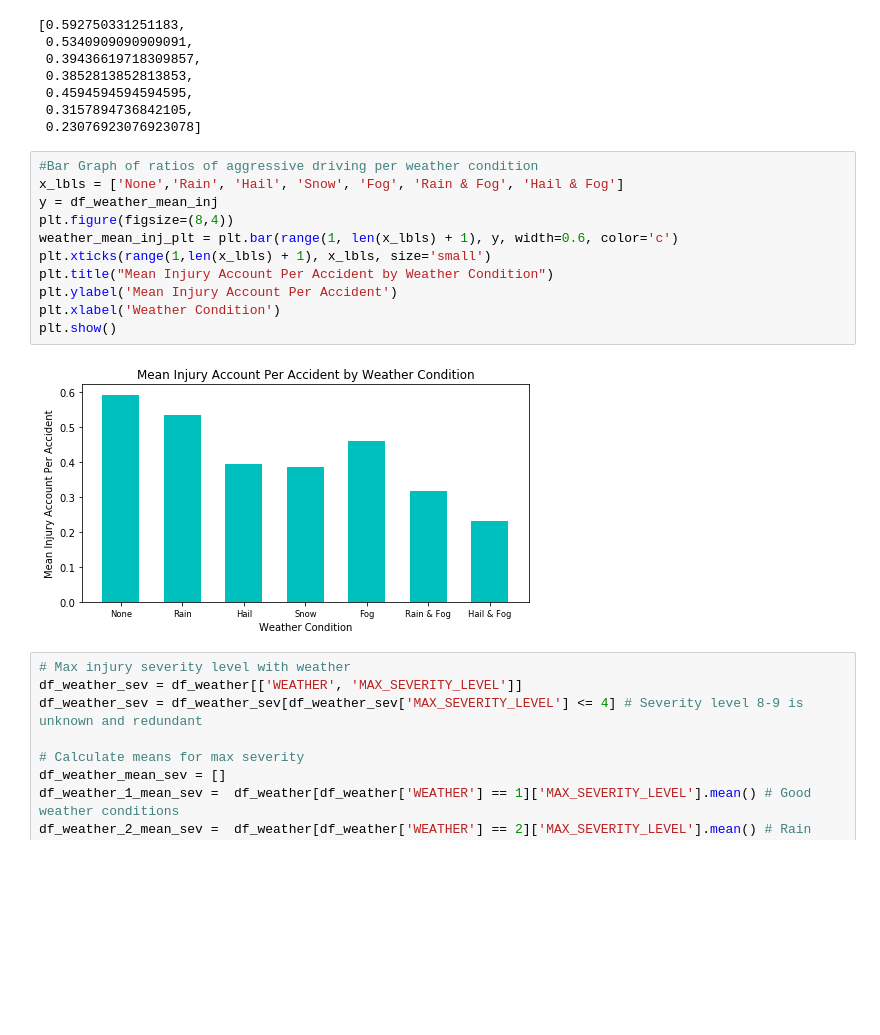
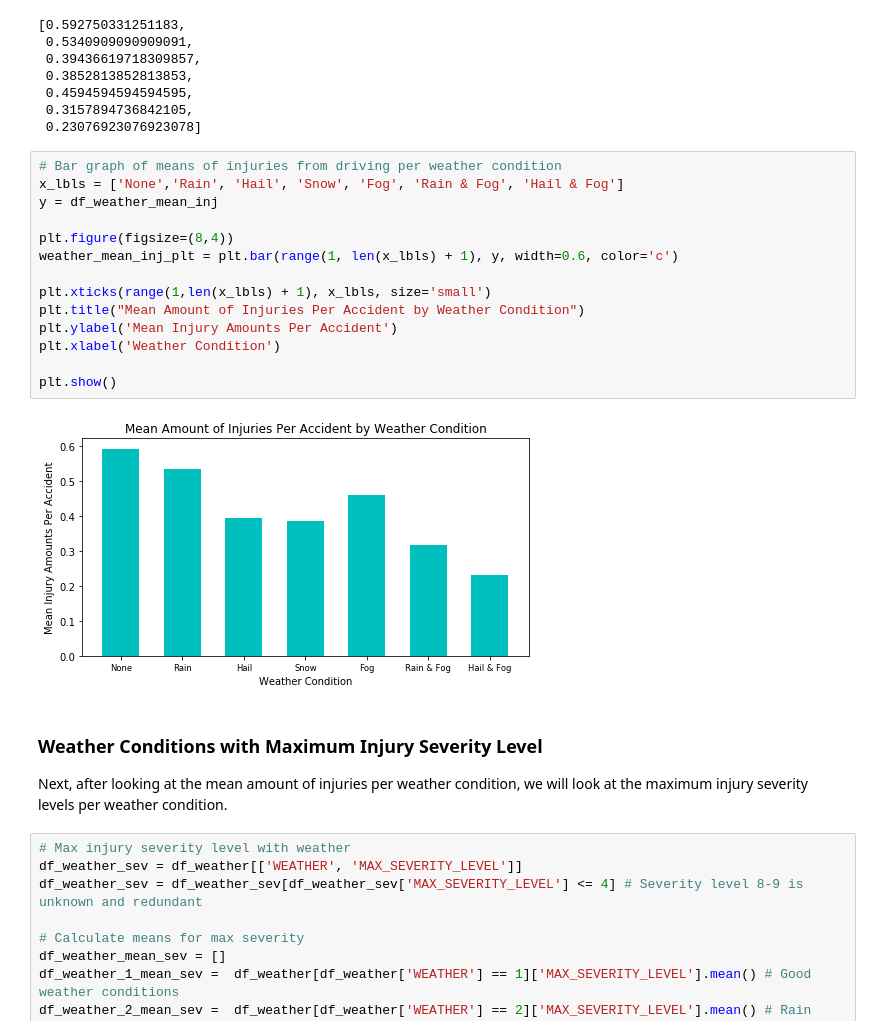
Before and after one commit to andythai/allegheny-crashes, a Jupyter notebook: FinalProject.ipynb, the cells around one changed output. Cells and saved outputs as stored; diff of their text form; blank space fills up the shorter version.

```diff
--- a/FinalProject.ipynb
+++ b/FinalProject.ipynb
@@ -258,18 +296,25 @@ df_weather_mean_inj
  0.3157894736842105,
  0.23076923076923078]
 # %%
-#Bar Graph of ratios of aggressive driving per weather condition
+# Bar graph of means of injuries from driving per weather condition
 x_lbls = ['None','Rain', 'Hail', 'Snow', 'Fog', 'Rain & Fog', 'Hail & Fog']
 y = df_weather_mean_inj
+
 plt.figure(figsize=(8,4))
 weather_mean_inj_plt = plt.bar(range(1, len(x_lbls) + 1), y, width=0.6, color='c')
+
 plt.xticks(range(1,len(x_lbls) + 1), x_lbls, size='small')
-plt.title("Mean Injury Account Per Accident by Weather Condition")
-plt.ylabel('Mean Injury Account Per Accident')
+plt.title("Mean Amount of Injuries Per Accident by Weather Condition")
+plt.ylabel('Mean Injury Amounts Per Accident')
 plt.xlabel('Weather Condition')
+
 plt.show()
 # %% [output]
-[figure, old version]
+[figure, new version]
+# %% [markdown]
+<h3>Weather Conditions with Maximum Injury Severity Level</h3>
+
+Next, after looking at the mean amount of injuries per weather condition, we will look at the maximum injury severity levels per weather condition.
 # %%
 # Max injury severity level with weather
 df_weather_sev = df_weather[['WEATHER', 'MAX_SEVERITY_LEVEL']]
```
Also changed, not shown: parts of 29 cells of this notebook.
